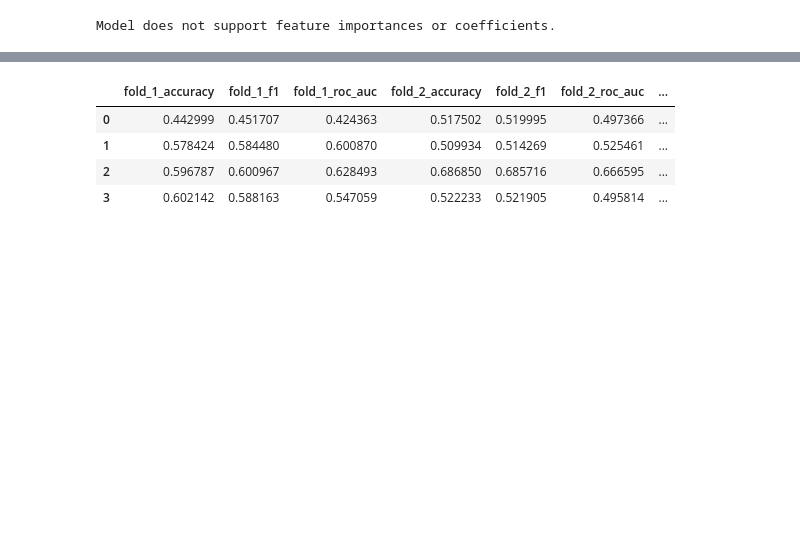
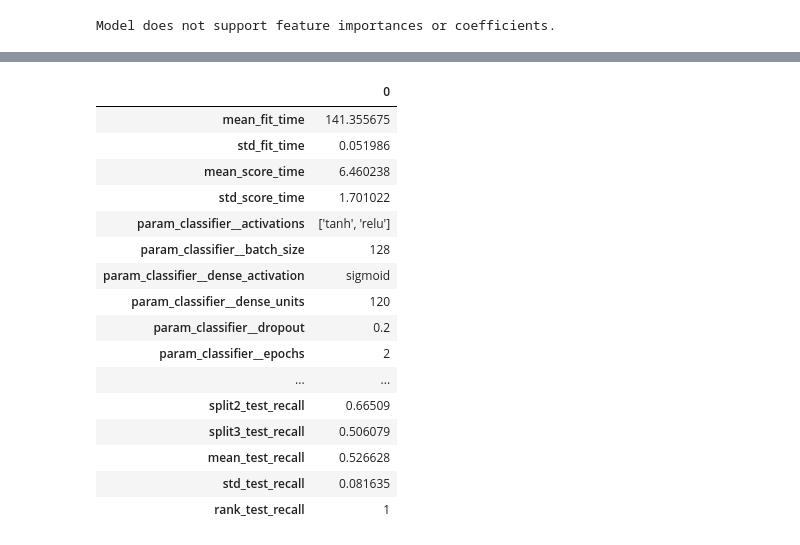
Before and after one commit to orabe/gaitmod, a Jupyter notebook: examples/LFP/classification_experiments/evaluate_lstm_model.ipynb, the cells around one changed output, grey strips where cells are left out. Saved outputs shown, nothing was run; the diff lists cells and outputs as text; code cells hidden in the pictures; blank space fills up the shorter version.

```diff
--- a/examples/LFP/classification_experiments/evaluate_lstm_model.ipynb
+++ b/examples/LFP/classification_experiments/evaluate_lstm_model.ipynb
@@ -371,21 +383,35 @@ results_df = pd.read_csv(cv_results_path)
 # results_df = results_df.sort_values(by="mean_test_f1", ascending=False)
 
 # Extract the scores for each fold
-fold_scores = {}
-for i in range(n_splits):
-    fold_scores[f"fold_{i+1}_accuracy"] = results_df[f"split{i}_test_accuracy"]
-    fold_scores[f"fold_{i+1}_f1"] = results_df[f"split{i}_test_f1"]
-    if f"split{i}_test_roc_auc" in results_df:
-        fold_scores[f"fold_{i+1}_roc_auc"] = results_df[f"split{i}_test_roc_auc"]
+# fold_scores = {}
+# for i in range(n_splits):
+#     fold_scores[f"fold_{i+1}_accuracy"] = results_df[f"split{i}_test_accuracy"]
+#     fold_scores[f"fold_{i+1}_f1"] = results_df[f"split{i}_test_f1"]
+#     if f"split{i}_test_roc_auc" in results_df:
+#         fold_scores[f"fold_{i+1}_roc_auc"] = results_df[f"split{i}_test_roc_auc"]
 
-# Convert to DataFrame for better visualization
-fold_scores_df = pd.DataFrame(fold_scores)
+# # Convert to DataFrame for better visualization
+# fold_scores_df = pd.DataFrame(fold_scores)
 
-# Display fold scores
-fold_scores_df
+# # Display fold scores
+# fold_scores_df.T
-# %% [output]
-|  | fold_1_accuracy | fold_1_f1 | fold_1_roc_auc | fold_2_accuracy | fold_2_f1 | fold_2_roc_auc | ... |
-| 0 | 0.442999 | 0.451707 | 0.424363 | 0.517502 | 0.519995 | 0.497366 | ... |
-| 1 | 0.578424 | 0.584480 | 0.600870 | 0.509934 | 0.514269 | 0.525461 | ... |
-| 2 | 0.596787 | 0.600967 | 0.628493 | 0.686850 | 0.685716 | 0.666595 | ... |
-| 3 | 0.602142 | 0.588163 | 0.547059 | 0.522233 | 0.521905 | 0.495814 | ... |
+# %%
+results_df.T
+# %% [output]
+|  | 0 |
+| mean_fit_time | 141.355675 |
+| std_fit_time | 0.051986 |
+| mean_score_time | 6.460238 |
+| std_score_time | 1.701022 |
+| param_classifier__activations | ['tanh', 'relu'] |
+| param_classifier__batch_size | 128 |
+| param_classifier__dense_activation | sigmoid |
+| param_classifier__dense_units | 120 |
+| param_classifier__dropout | 0.2 |
+| param_classifier__epochs | 2 |
+| ... | ... |
+| split2_test_recall | 0.66509 |
+| split3_test_recall | 0.506079 |
+| mean_test_recall | 0.526628 |
+| std_test_recall | 0.081635 |
+| rank_test_recall | 1 |
```
Also changed, not shown: parts of 7 cells of this notebook, 3 other files.
